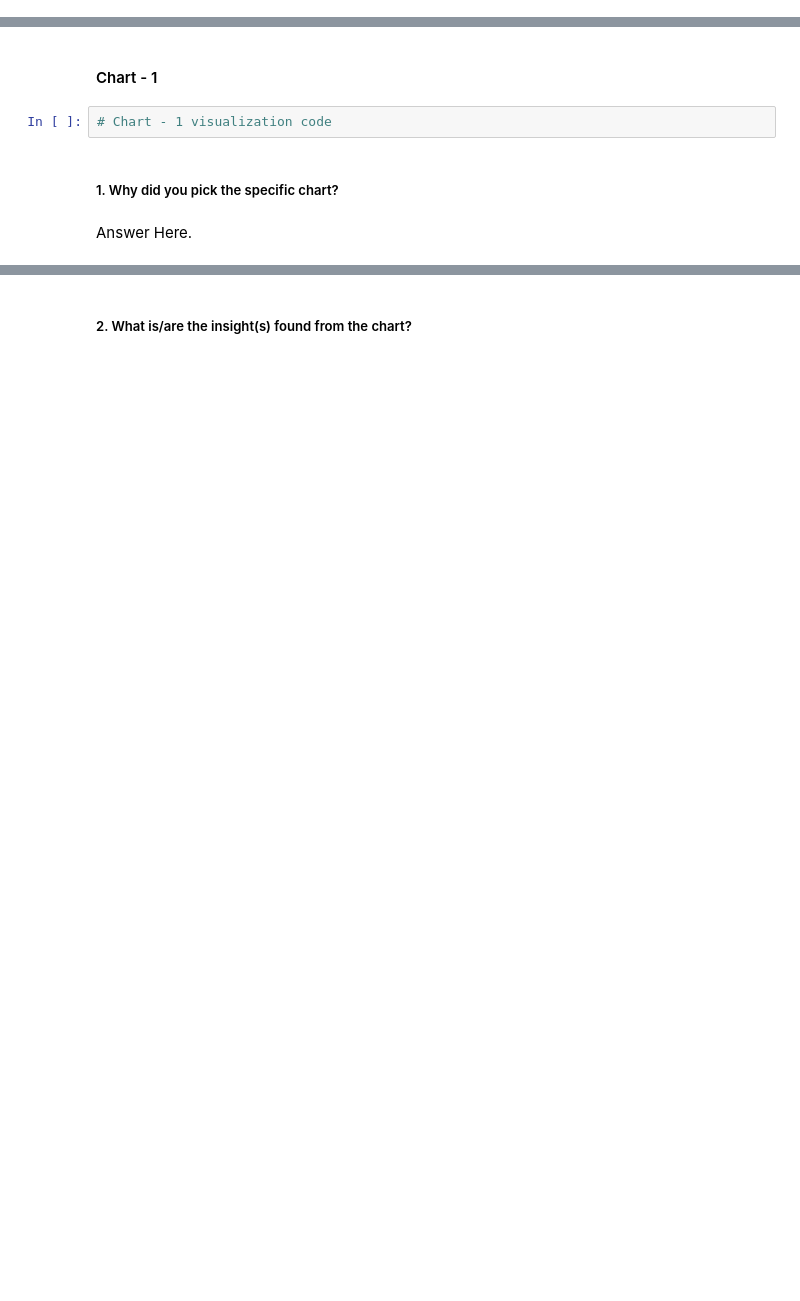
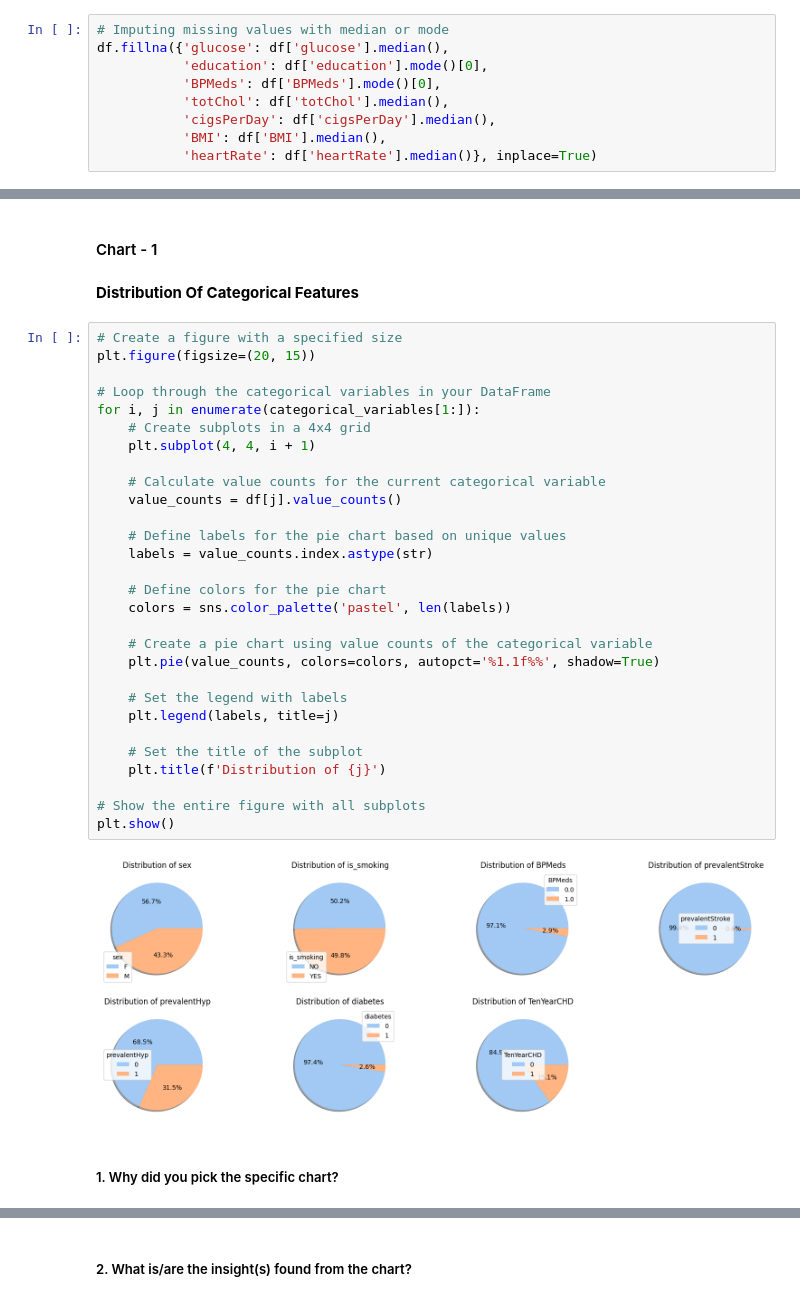
Before and after one commit to DevanshA2511/Devanshs_Cardiovascular_Risk_Prediction, a Jupyter notebook: Devansh's_Cardiovascular_Risk_Prediction_ML_Project.ipynb, the cells around one changed output, grey strips where cells are left out. Cells and saved outputs as stored; diff of their text form; blank space fills up the shorter version.

```diff
--- a/Devansh's_Cardiovascular_Risk_Prediction_ML_Project.ipynb
+++ b/Devansh's_Cardiovascular_Risk_Prediction_ML_Project.ipynb
@@ -266,6 +266,15 @@ for j in range(len(null_col), len(axes)):
 plt.show()
 # %% [output]
 [figure]
+# %%
+# Imputing missing values with median or mode
+df.fillna({'glucose': df['glucose'].median(),
+           'education': df['education'].mode()[0],
+           'BPMeds': df['BPMeds'].mode()[0],
+           'totChol': df['totChol'].median(),
+           'cigsPerDay': df['cigsPerDay'].median(),
+           'BMI': df['BMI'].median(),
+           'heartRate': df['heartRate'].median()}, inplace=True)
 # %% [markdown]
 ### What all manipulations have you done and insights you found?
 # %% [markdown]
@@ -279,8 +313,37 @@ Taking into consideration the presence of outliers and the data distribution cha
 # %% [markdown]
 #### Chart - 1
-# %%
-# Chart - 1 visualization code
+# %% [markdown]
+**Distribution Of Categorical Features**
+# %%
+# Create a figure with a specified size
+plt.figure(figsize=(20, 15))
+
+# Loop through the categorical variables in your DataFrame
+for i, j in enumerate(categorical_variables[1:]):
+    # Create subplots in a 4x4 grid
+    plt.subplot(4, 4, i + 1)
+
+    # Calculate value counts for the current categorical variable
+    value_counts = df[j].value_counts()
+
+    # Define labels for the pie chart based on unique values
+    labels = value_counts.index.astype(str)
+
+    # Define colors for the pie chart
+    colors = sns.color_palette('pastel', len(labels))
+
+    # Create a pie chart using value counts of the categorical variable
+    plt.pie(value_counts, colors=colors, autopct='%1.1f%%', shadow=True)
+
+    # Set the legend with labels
+    plt.legend(labels, title=j)
+
+    # Set the title of the subplot
+    plt.title(f'Distribution of {j}')
+
+# Show the entire figure with all subplots
+plt.show()
+# %% [output]
+[figure, added]
 # %% [markdown]
 ##### 1. Why did you pick the specific chart?
-# %% [markdown]
-Answer Here.
```
Also changed, not shown: parts of 89 cells of this notebook.
